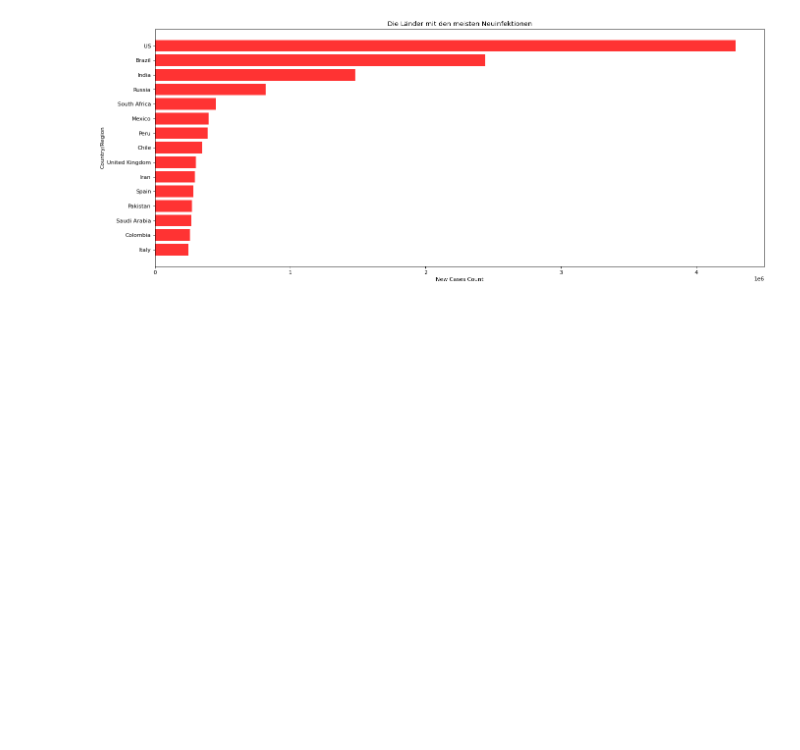
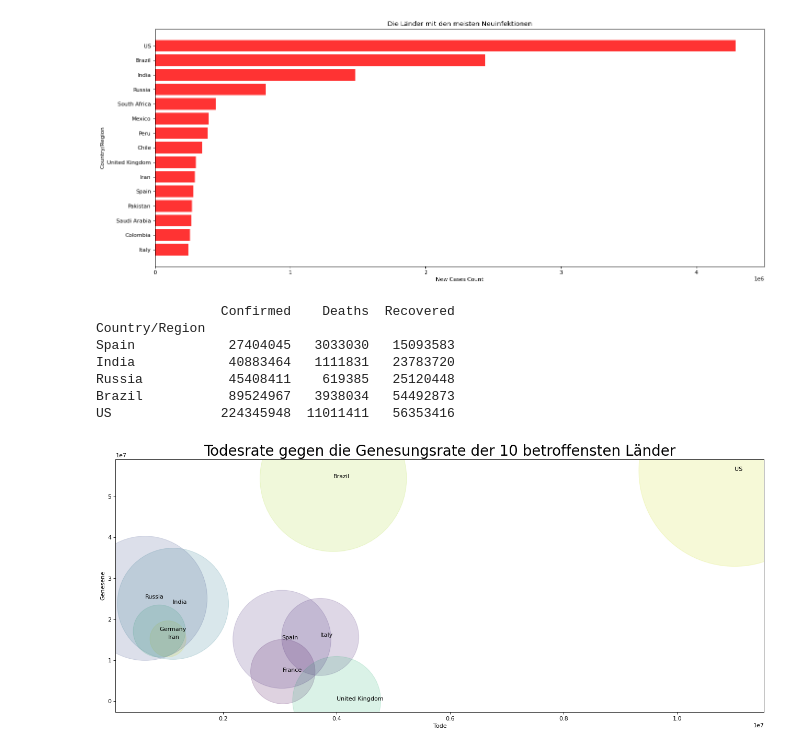
Before and after one commit to Mois1406/CovidDataAnalysis, a Jupyter notebook: CovidDataAnalysis.ipynb, the cells around one changed output. Saved outputs shown, nothing was run; the diff lists cells and outputs as text; code cells hidden in the pictures; blank space fills up the shorter version.

Commit message:
Added Bubble Chart for top 10 hardest-hit countries

```diff
--- a/CovidDataAnalysis.ipynb
+++ b/CovidDataAnalysis.ipynb
@@ -90,3 +90,33 @@ India             1480073
 Brazil            2442375
 US                4290258
 [figure]
+# %%
+data = df.pivot_table(index="Country/Region", values=["Confirmed", "Recovered" ,"Deaths"], aggfunc=np.sum)
+data = data.sort_values("Confirmed").tail(10)
+
+data['Size'] = data['Confirmed'].cumsum()/5000
+data['Colors'] = np.random.rand(10)
+
+print(data[["Confirmed", "Deaths", "Recovered"]].tail())
+
+plt.figure(figsize=(20,8), dpi= 80)
+plt.scatter('Deaths', 'Recovered', alpha=0.175, s='Size', c='Colors', data=data)
+
+#Labelling
+plt.title("Todesrate gegen die Genesungsrate der 10 betroffensten Länder", size=25)
+plt.xlabel("Tode")
+plt.ylabel("Genesene")
+
+for i, txt in enumerate(data.index):
+    plt.annotate(txt, (data.Deaths[i], data.Recovered[i]))
+
+plt.show()
+# %% [output]
+                Confirmed    Deaths  Recovered
+Country/Region
+Spain            27404045   3033030   15093583
+India            40883464   1111831   23783720
+Russia           45408411    619385   25120448
+Brazil           89524967   3938034   54492873
+US              224345948  11011411   56353416
+[figure, added]
```
